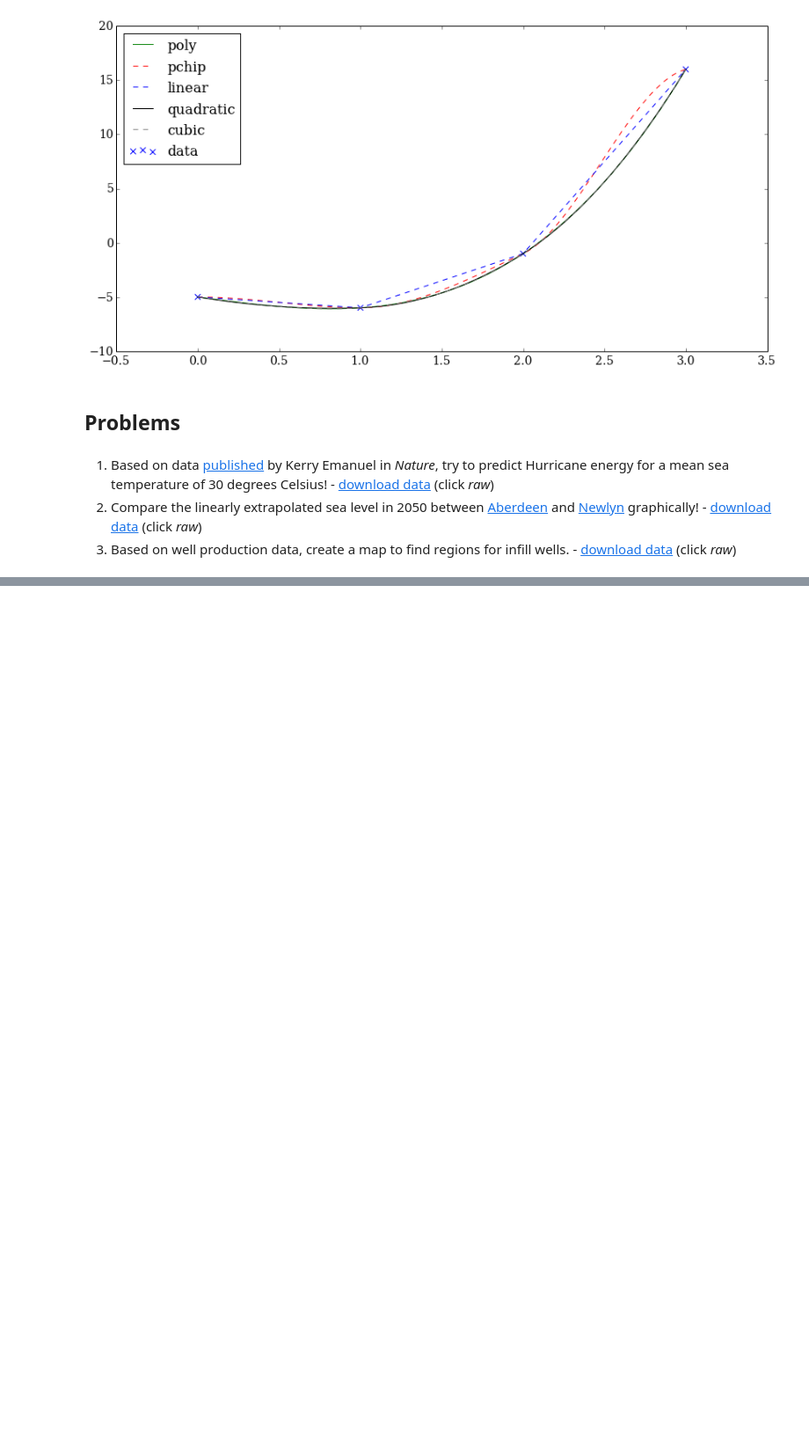
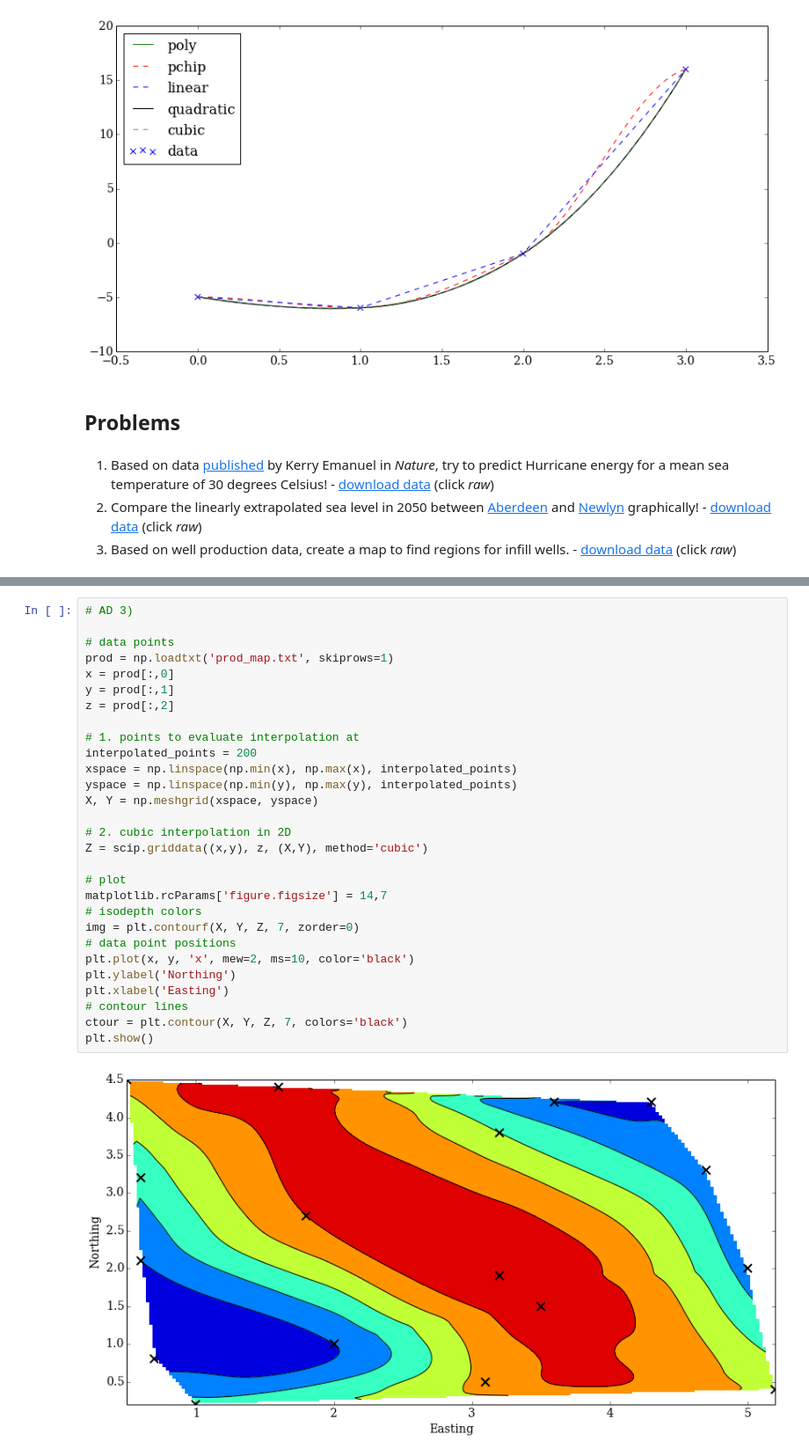
Before and after one commit to philippslang/nummet_I, a Jupyter notebook: Exercises.ipynb, the cells around one changed output, grey strips where cells are left out. Shown at 88% size. Saved outputs shown, nothing was run; the diff lists cells and outputs as text; blank space fills up the shorter version.

```diff
--- a/Exercises.ipynb
+++ b/Exercises.ipynb
@@ -65,0 +138,31 @@ Lagrangian polynomial
+# %%
+# AD 3)
+
+# data points
+prod = np.loadtxt('prod_map.txt', skiprows=1)
+x = prod[:,0]
+y = prod[:,1]
+z = prod[:,2]
+
+# 1. points to evaluate interpolation at
+interpolated_points = 200
+xspace = np.linspace(np.min(x), np.max(x), interpolated_points)
+yspace = np.linspace(np.min(y), np.max(y), interpolated_points)
+X, Y = np.meshgrid(xspace, yspace)
+
+# 2. cubic interpolation in 2D
+Z = scip.griddata((x,y), z, (X,Y), method='cubic')
+
+# plot
+matplotlib.rcParams['figure.figsize'] = 14,7
+# isodepth colors
+img = plt.contourf(X, Y, Z, 7, zorder=0)
+# data point positions
+plt.plot(x, y, 'x', mew=2, ms=10, color='black')
+plt.ylabel('Northing')
+plt.xlabel('Easting')
+# contour lines
+ctour = plt.contour(X, Y, Z, 7, colors='black')
+plt.show()
+# %% [output]
+[figure, added]
```
Also changed, not shown: parts of 2 cells of this notebook.
